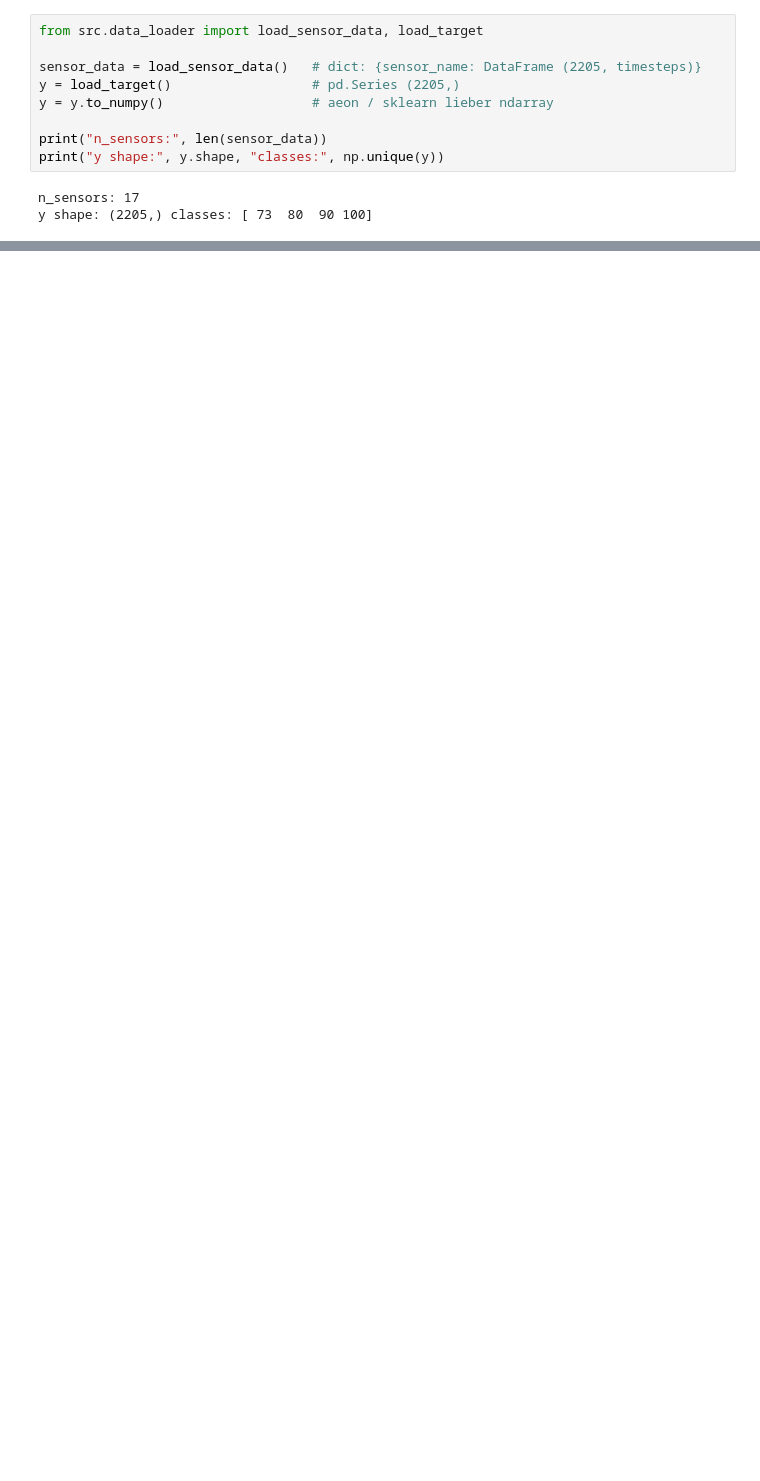
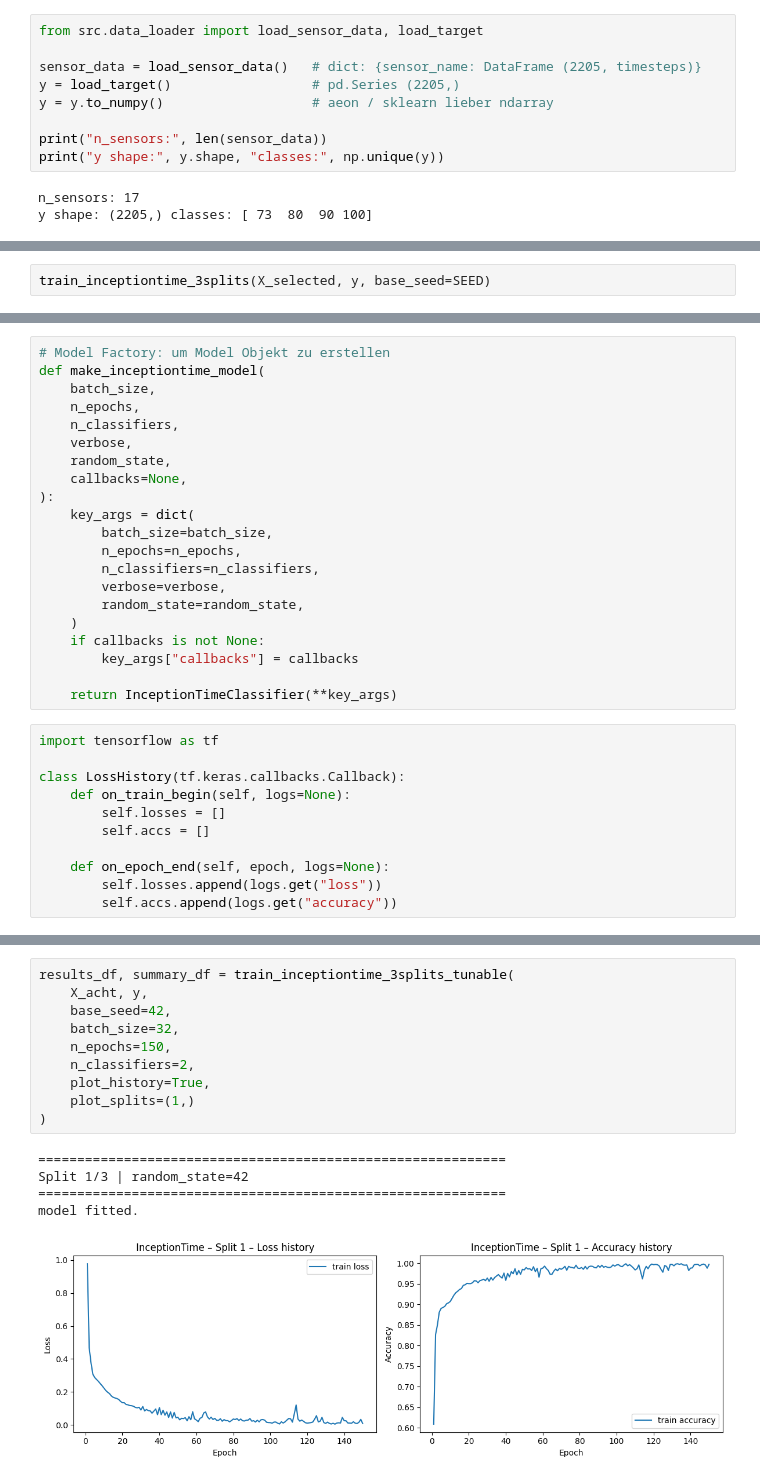
Before and after one commit to liyiling/Valve-Condition-Monitoring-in-Hydraulic-Systems, a Jupyter notebook: 2_deeplearning/inceptiontime_yiling.ipynb, the cells around one changed output, grey strips where cells are left out. Drawn from its saved outputs; the diff is of its cells as text; blank space fills up the shorter version.

Commit message:
Initial commit: InceptionTime sensor ablation project

```diff
--- a/2_deeplearning/inceptiontime_yiling.ipynb
+++ b/2_deeplearning/inceptiontime_yiling.ipynb
@@ -331,0 +402,2 @@ Model: "functional_6"
+# %%
+train_inceptiontime_3splits(X_selected, y, base_seed=SEED)
@@ -331,0 +635,32 @@ Model: "functional_6"
+# %%
+# Model Factory: um Model Objekt zu erstellen
+def make_inceptiontime_model(
+    batch_size,
+    n_epochs,
+    n_classifiers,
+    verbose,
+    random_state,
+    callbacks=None,
+):
+    key_args = dict(
+        batch_size=batch_size,
+        n_epochs=n_epochs,
+        n_classifiers=n_classifiers,
+        verbose=verbose,
+        random_state=random_state,
+    )
+    if callbacks is not None:
+        key_args["callbacks"] = callbacks
+
+    return InceptionTimeClassifier(**key_args)
+# %%
+import tensorflow as tf
+
+class LossHistory(tf.keras.callbacks.Callback):
+    def on_train_begin(self, logs=None):
+        self.losses = []
+        self.accs = []
+
+    def on_epoch_end(self, epoch, logs=None):
+        self.losses.append(logs.get("loss"))
+        self.accs.append(logs.get("accuracy"))
@@ -331,0 +795,16 @@ Model: "functional_6"
+# %%
+results_df, summary_df = train_inceptiontime_3splits_tunable(
+    X_acht, y,
+    base_seed=42,
+    batch_size=32,
+    n_epochs=150,
+    n_classifiers=2,
+    plot_history=True,
+    plot_splits=(1,)
+)
+# %% [output]
+============================================================
+Split 1/3 | random_state=42
+============================================================
+model fitted.
+[figure, added]
```
Also changed, not shown: parts of 33 cells of this notebook, 12 other files.
